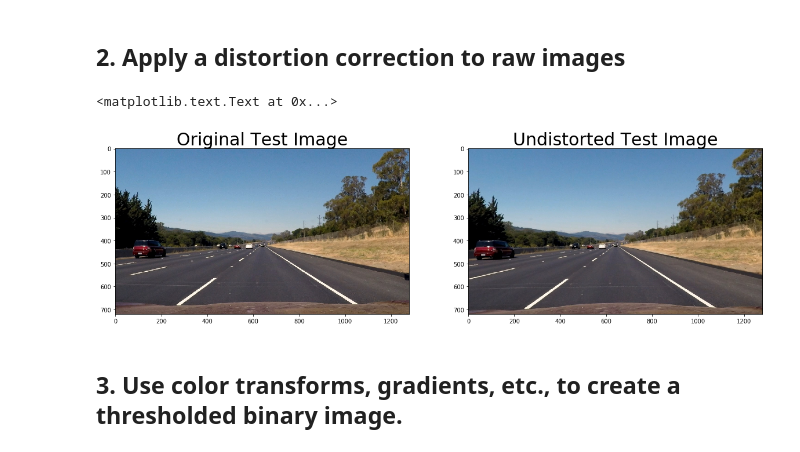
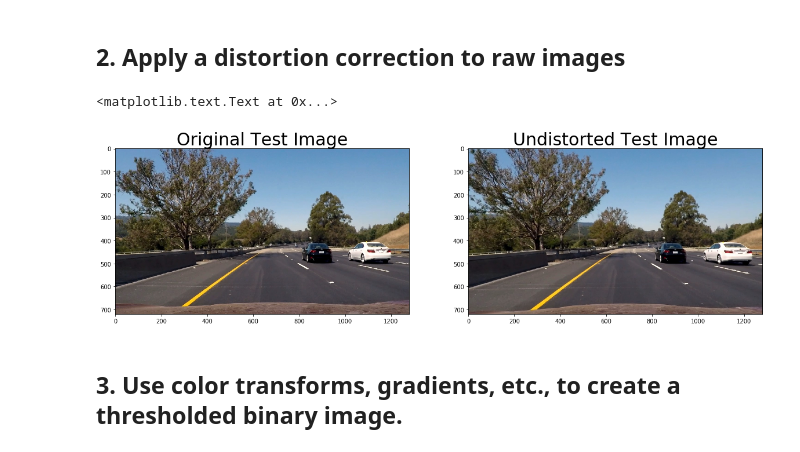
Before and after one commit to pablosaurasperez/CarND-Advanced-Lane-Lines, a Jupyter notebook: P4_AdvancedLaneFinding.ipynb, the cells around one changed output. Saved outputs shown, nothing was run; the diff lists cells and outputs as text; code cells hidden in the pictures.

```diff
--- a/P4_AdvancedLaneFinding.ipynb
+++ b/P4_AdvancedLaneFinding.ipynb
@@ -102,23 +102,23 @@ ax2.set_title('Undistorted Image', fontsize=30)
 ## 2. Apply a distortion correction to raw images
 # %%
 # Test undistortion on an image
-img = cv2.imread('test_images/straight_lines2.jpg')
+img = cv2.imread('test_images/test6.jpg')
 img = cv2.cvtColor(img, cv2.COLOR_BGR2RGB)
 
 #Calculate distortion coefficients
 dst = cv2.undistort(img, mtx, dist, None, mtx)
 
 cv2.imwrite('output_images/undistorded_test.jpg',cv2.cvtColor(dst, cv2.COLOR_BGR2RGB))
 
 # Visualize undistortion
 f, (ax1, ax2) = plt.subplots(1, 2, figsize=(20,10))
 ax1.imshow(img)
 ax1.set_title('Original Test Image', fontsize=30)
 ax2.imshow(dst)
 ax2.set_title('Undistorted Test Image', fontsize=30)
 # %% [output]
 <matplotlib.text.Text at 0x...>
-[figure, old version]
+[figure, new version]
 # %% [markdown]
 ## 3. Use color transforms, gradients, etc., to create a thresholded binary image.
 # %% [markdown]
```
Also changed, not shown: parts of 16 cells of this notebook.
